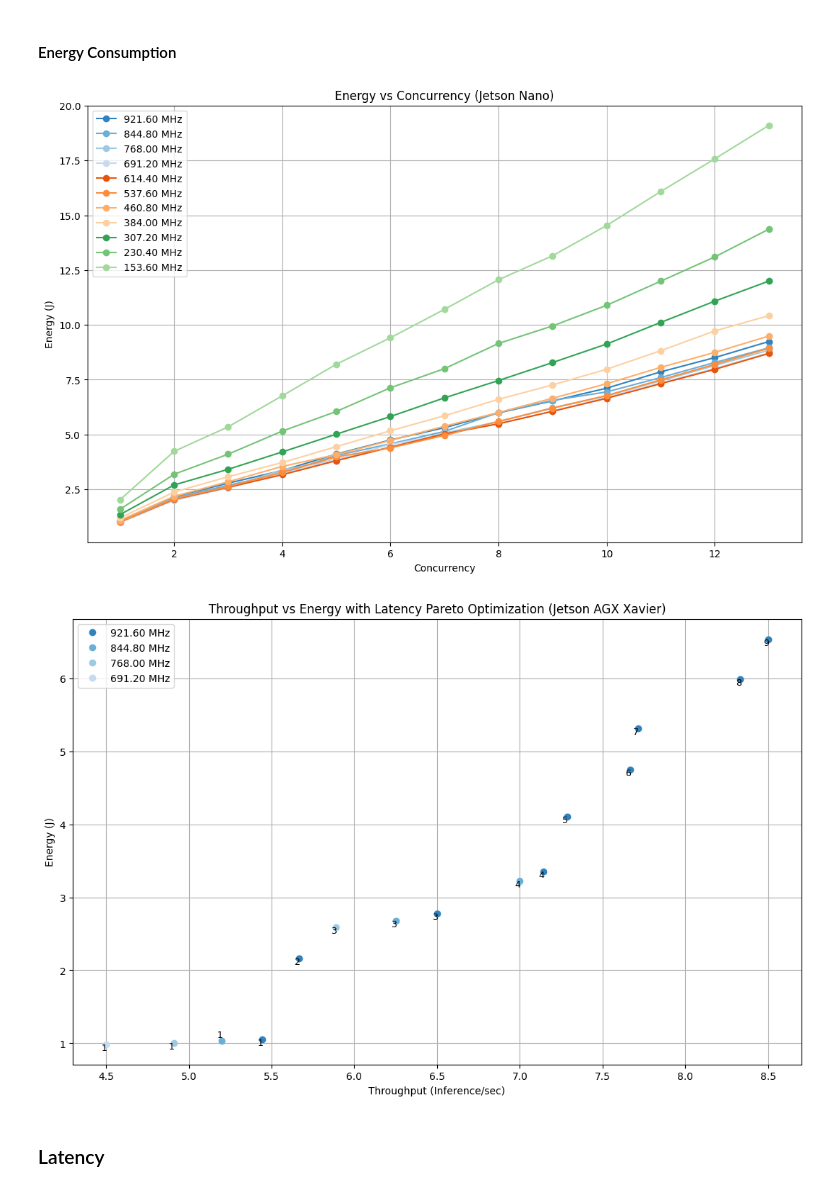
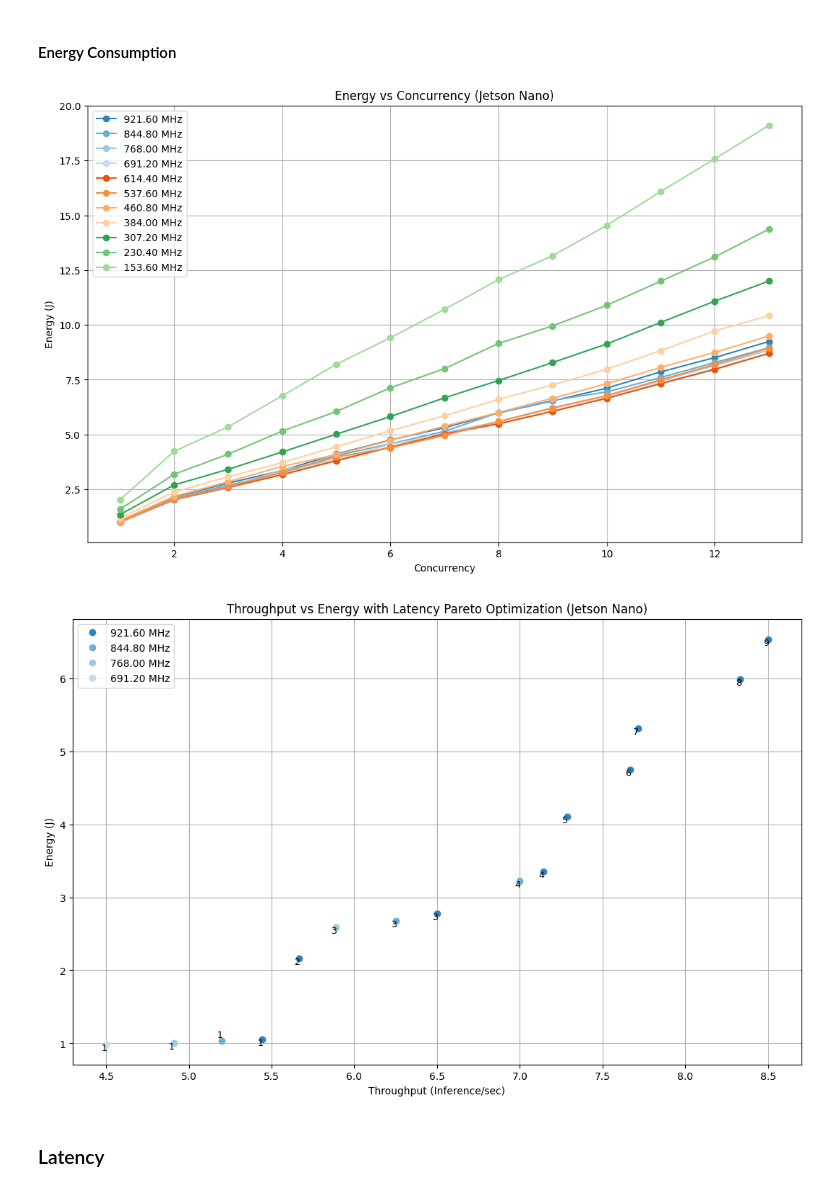
Before and after one commit to iloudaros/LoudVA, a Jupyter notebook: plots/Plot_Performance_Nano.ipynb, the cells around one changed output. Drawn from its saved outputs; the diff is of its cells as text; code cells hidden in the pictures.

```diff
--- a/plots/Plot_Performance_Nano.ipynb
+++ b/plots/Plot_Performance_Nano.ipynb
@@ -21,25 +22,28 @@ i.plot(f"{measurement_dir}/performance/freqs", 0, 1, "Concurrency", "Inferences/
 # %%
 i.plot(f"{measurement_dir}/energy/freqs", 0, 4, "Concurrency", "Energy (J)", "Energy vs Concurrency (Jetson Nano)")
 i.plot(
-    folder_path=f"{measurement_dir}/energy/freqs",
+    folder_paths=f"{measurement_dir}/energy/freqs",
     row_number_x=3,
     row_number_y=4,
     row_name_x='Throughput (Inference/sec)',
     row_name_y='Energy (J)',
-    title='Throughput vs Energy with Latency Pareto Optimization (Jetson AGX Xavier)',
+    title='Throughput vs Energy with Latency Pareto Optimization (Jetson Nano)',
     connect_points=False,
     label_column=0,
     label_points=True,
     row_number_z=2,
     pareto_boundary=True,
     maximize_x=True,
     maximize_y=False,
     maximize_z=False,
-    debug_mode=False
+    distrust_file_paths=f"{measurement_dir}/retried_freqs.txt",
+    distrust_threshold=0,
+    debug_mode=False,
+    export_file_path=f"{device}_filtered_freqs.csv"
 )
 # %% [output]
 [figure]
-[figure, old version]
+[figure, new version]
 # %% [markdown]
 ### Latency
 # %%
```
Also changed, not shown: parts of 2 cells of this notebook, 5 other files.
